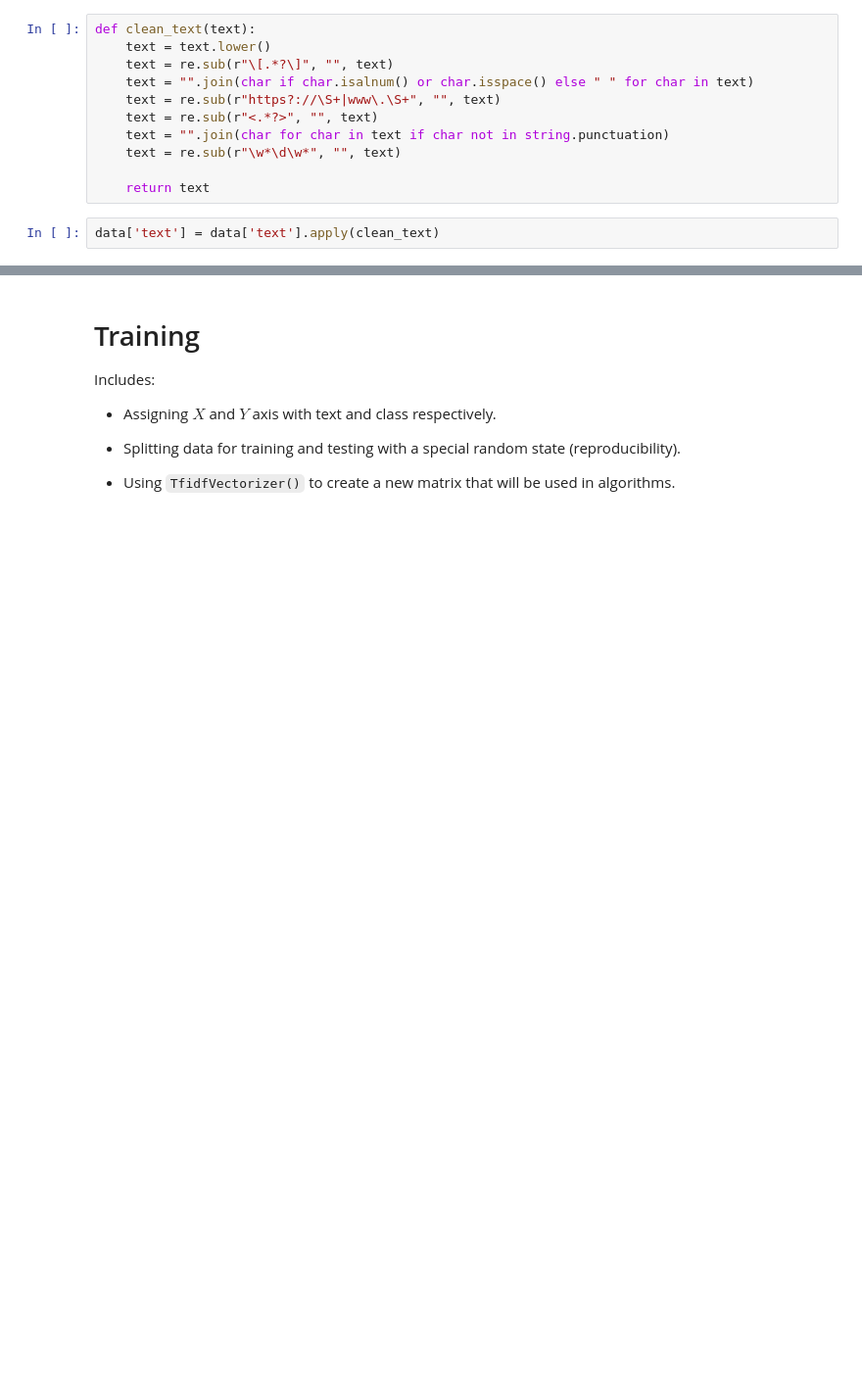
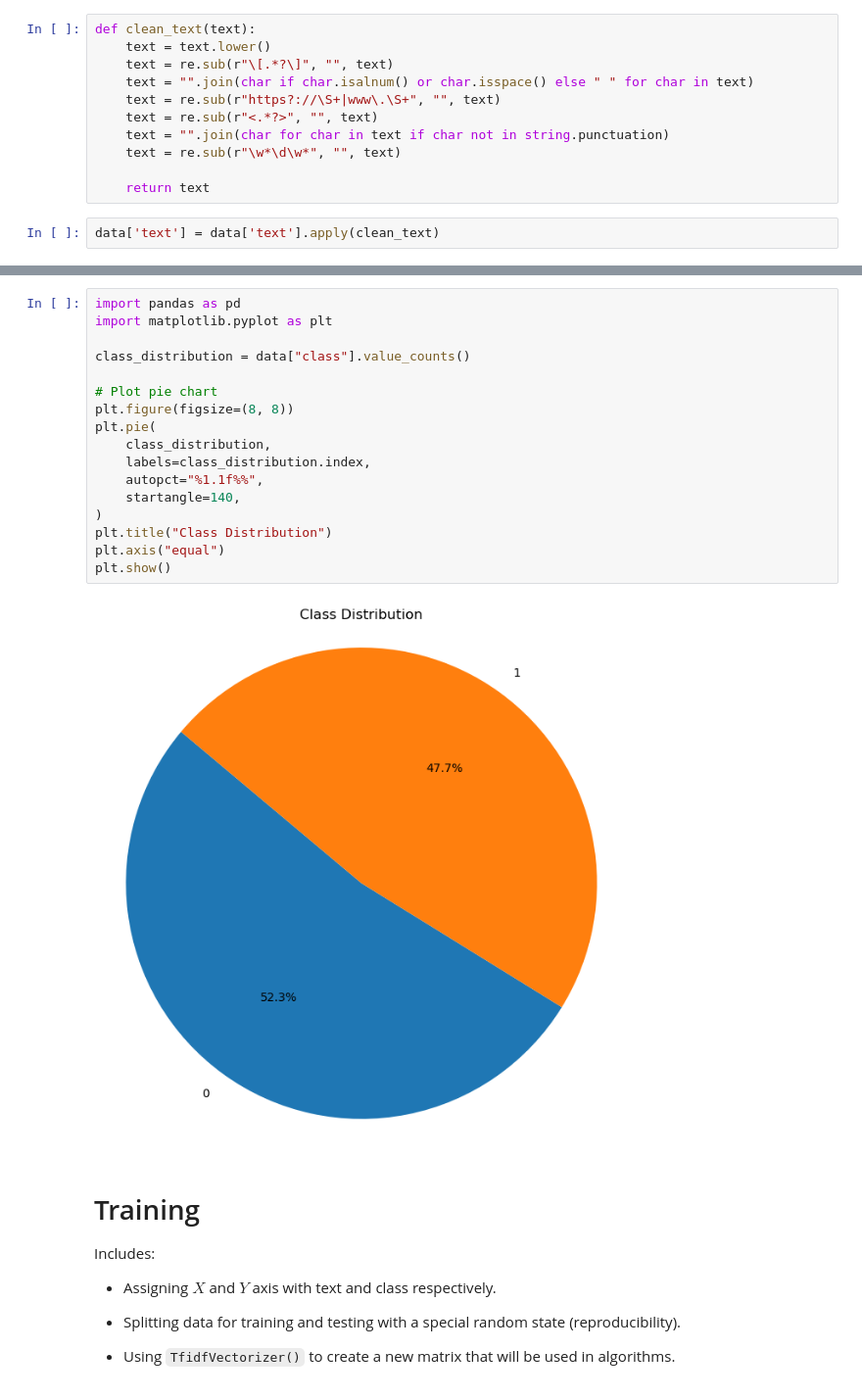
Before and after one commit to frdrckj/Fake-News-Detection, a Jupyter notebook: fake_news_detection.ipynb, the cells around one changed output, grey strips where cells are left out. Shown at 98% size. Cells and saved outputs as stored; diff of their text form; blank space fills up the shorter version.

```diff
--- a/fake_news_detection.ipynb
+++ b/fake_news_detection.ipynb
@@ -184,3 +204,22 @@ data
+# %%
+import pandas as pd
+import matplotlib.pyplot as plt
+
+class_distribution = data["class"].value_counts()
+
+# Plot pie chart
+plt.figure(figsize=(8, 8))
+plt.pie(
+    class_distribution,
+    labels=class_distribution.index,
+    autopct="%1.1f%%",
+    startangle=140,
+)
+plt.title("Class Distribution")
+plt.axis("equal")
+plt.show()
+# %% [output]
+[figure, added]
 # %% [markdown]
 # Training
 
```
Also changed, not shown: parts of 4 cells of this notebook.
